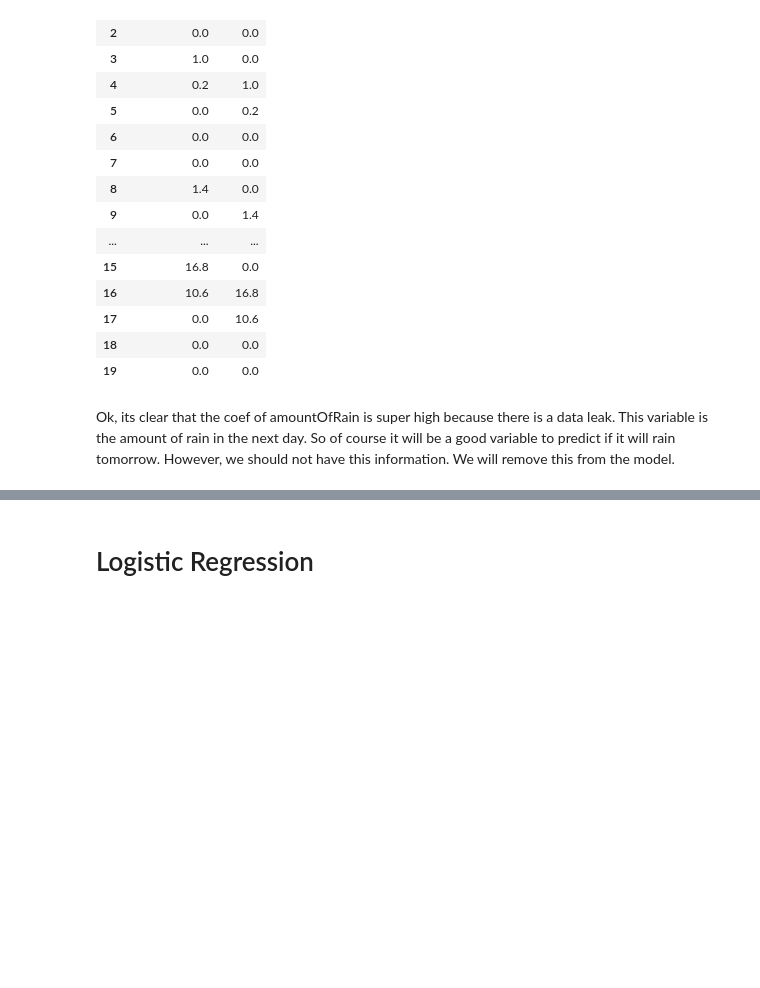
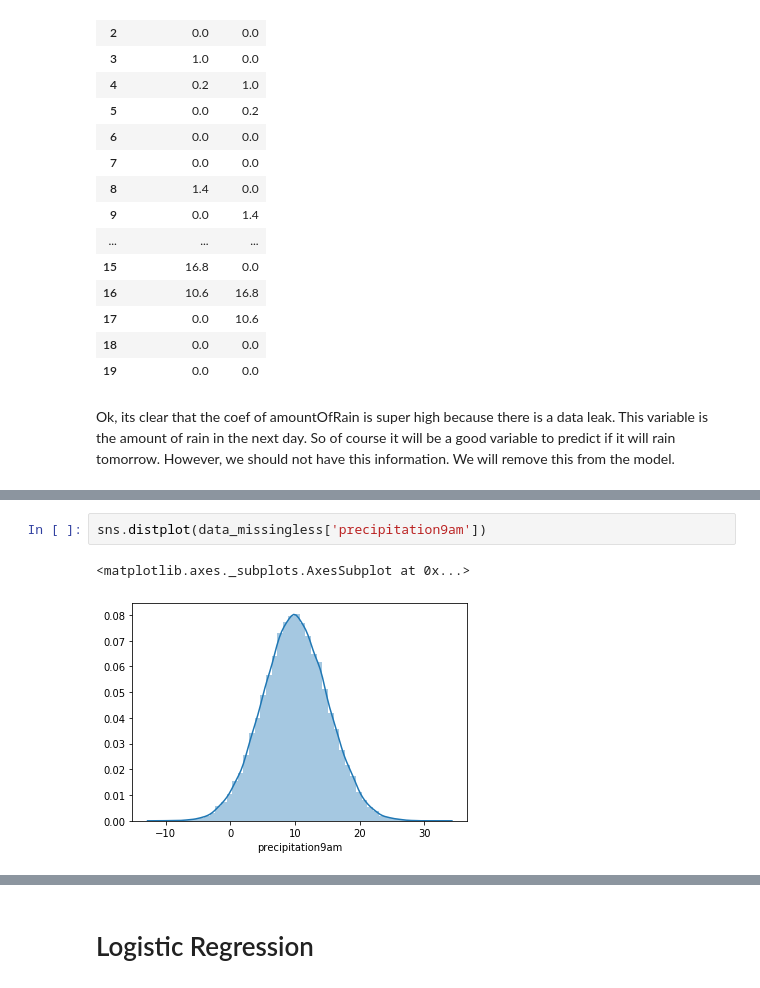
Before and after one commit to pedrodgn/ironhack, a Jupyter notebook: week8-MachineLearning/Project Rain in Australia.ipynb, the cells around one changed output, grey strips where cells are left out. Cells and saved outputs as stored; diff of their text form; blank space fills up the shorter version.

```diff
--- a/week8-MachineLearning/Project Rain in Australia.ipynb
+++ b/week8-MachineLearning/Project Rain in Australia.ipynb
@@ -675,0 +686,5 @@ Ok, its clear that the coef of amountOfRain is super high because there is a dat
+# %%
+sns.distplot(data_missingless['precipitation9am'])
+# %% [output]
+<matplotlib.axes._subplots.AxesSubplot at 0x...>
+[figure, added]
```
Also changed, not shown: parts of 16 cells of this notebook.
